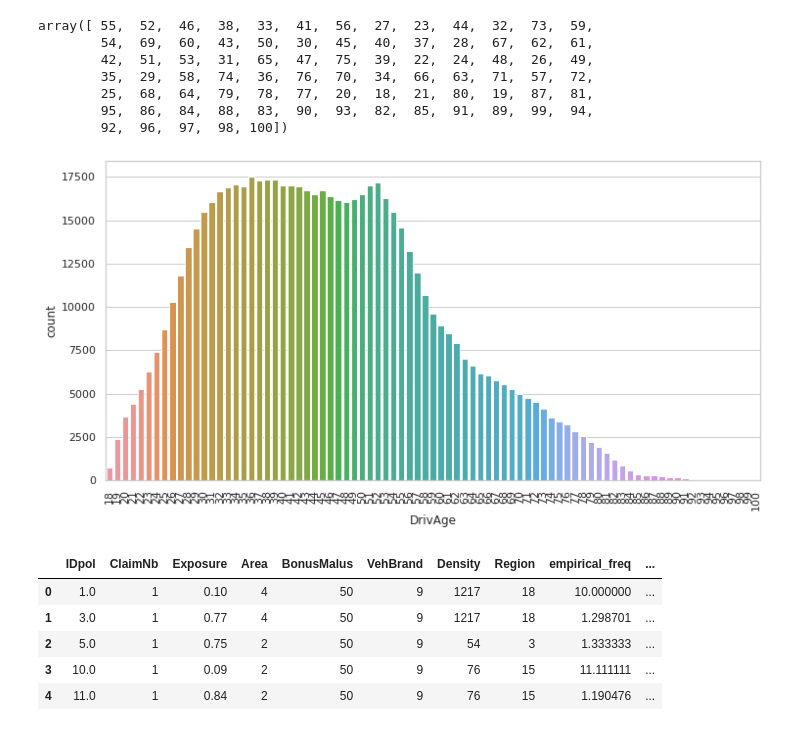
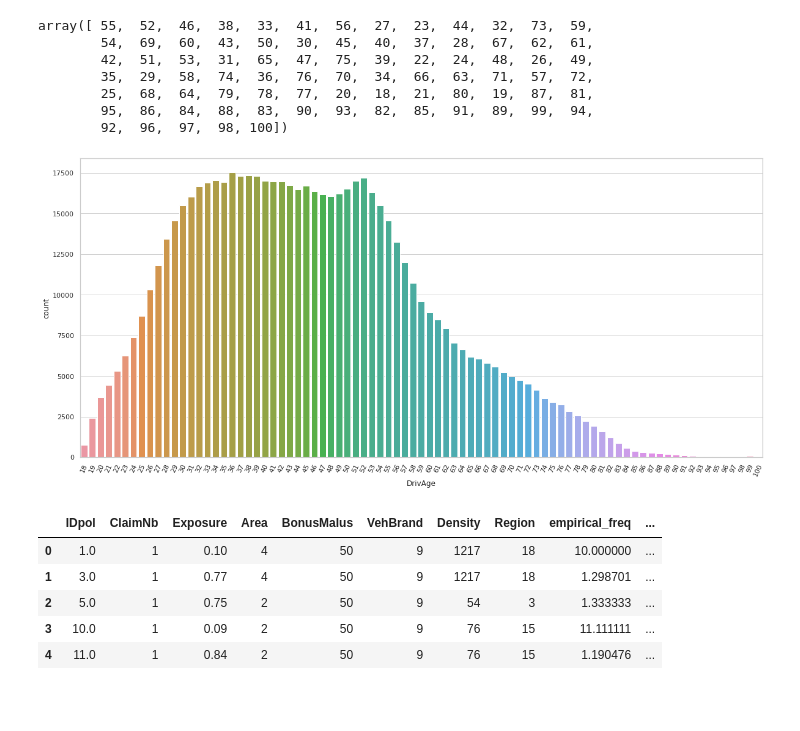
Before and after one commit to JulianTrufero/Claims-Frequency-Predicitons, a Jupyter notebook: claims_data.ipynb, the cells around one changed output. Saved outputs shown, nothing was run; the diff lists cells and outputs as text; code cells hidden in the pictures; blank space fills up the shorter version.

```diff
--- a/claims_data.ipynb
+++ b/claims_data.ipynb
@@ -8,7 +8,7 @@ import seaborn as sns
 from sklearn import preprocessing
 # %%
 sns.set_context("poster")
-sns.set(rc={"figure.figsize": (12.,6.)})
+sns.set(rc={"figure.figsize": (20.,9.)})
 sns.set_style("whitegrid")
 # %%
 claimsdf = pd.read_csv('/home/julian/Cursos/Ironhack/Proyectos/ProyectoFinal/freMTPL2freq.csv')
@@ -216,9 +251,9 @@ array([ 55,  52,  46,  38,  33,  41,  56,  27,  23,  44,  32,  73,  59,
         92,  96,  97,  98, 100])
 # %%
 ax = sns.countplot(claimsdf.DrivAge)
-ax.tick_params(axis='x', rotation=90);
+ax.tick_params(axis='x', rotation=65)
 # %% [output]
-[figure, old version]
+[figure, new version]
 # %%
 def drivage_gr(x):
     """
```
Also changed, not shown: parts of 15 cells of this notebook, 2 other files.
